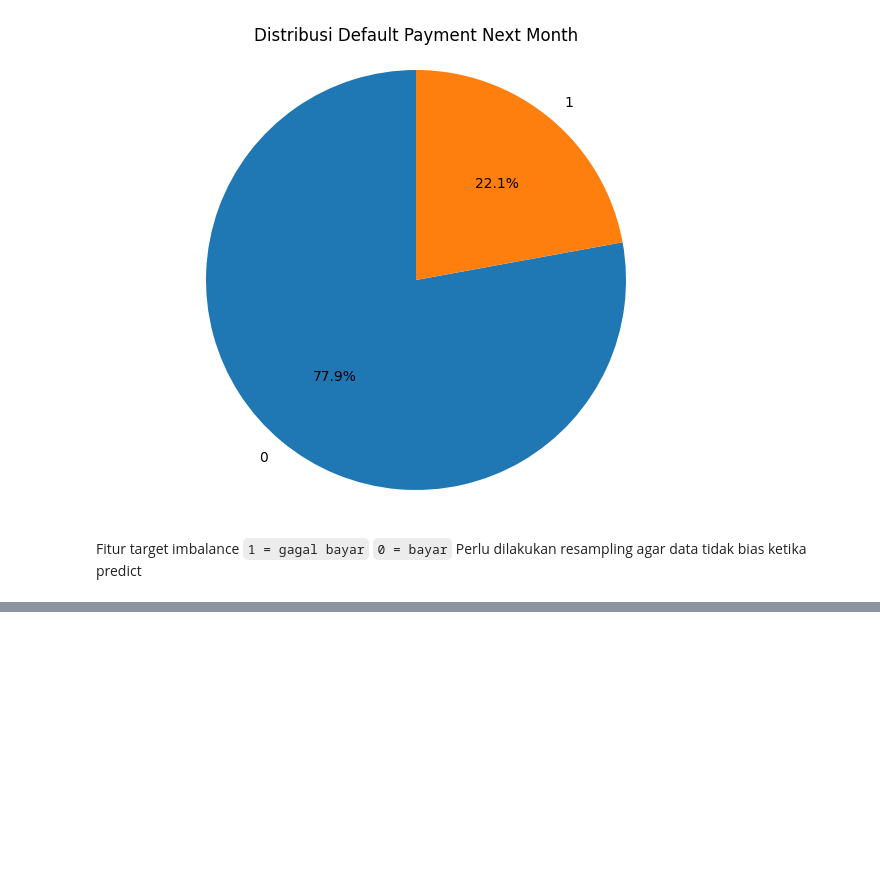
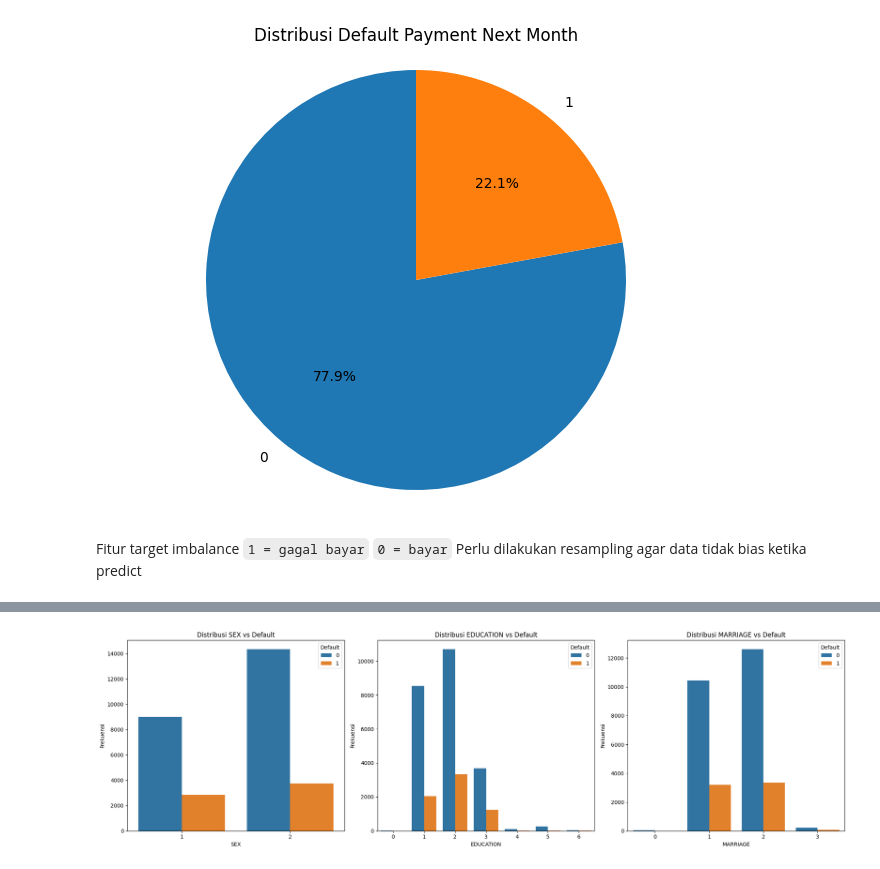
Before and after one commit to iqbal-saputra/AssignmentML, a Jupyter notebook: AssignmentML.ipynb, the cells around one changed output, grey strips where cells are left out. Drawn from its saved outputs; the diff is of its cells as text; code cells hidden in the pictures; blank space fills up the shorter version.

```diff
--- a/AssignmentML.ipynb
+++ b/AssignmentML.ipynb
@@ -381,0 +493,16 @@ for i in df.columns:
+# %%
+# Cek relationship kolom categorical dengan target
+categorical_colunms_and_target = ['SEX','EDUCATION', 'MARRIAGE']
+fig, axes = plt.subplots(1, len(categorical_colunms_and_target), figsize=(20, 6))
+
+for i, col in enumerate(categorical_colunms_and_target):
+    sns.countplot(x=col, hue='default payment next month', data=df, ax=axes[i])
+    axes[i].set_title(f'Distribusi {col} vs Default')
+    axes[i].set_xlabel(col)
+    axes[i].set_ylabel('Frekuensi')
+    axes[i].legend(title='Default', loc='upper right')
+
+plt.tight_layout()
+plt.show()
+# %% [output]
+[figure, added]
```
Also changed, not shown: parts of 35 cells of this notebook.
